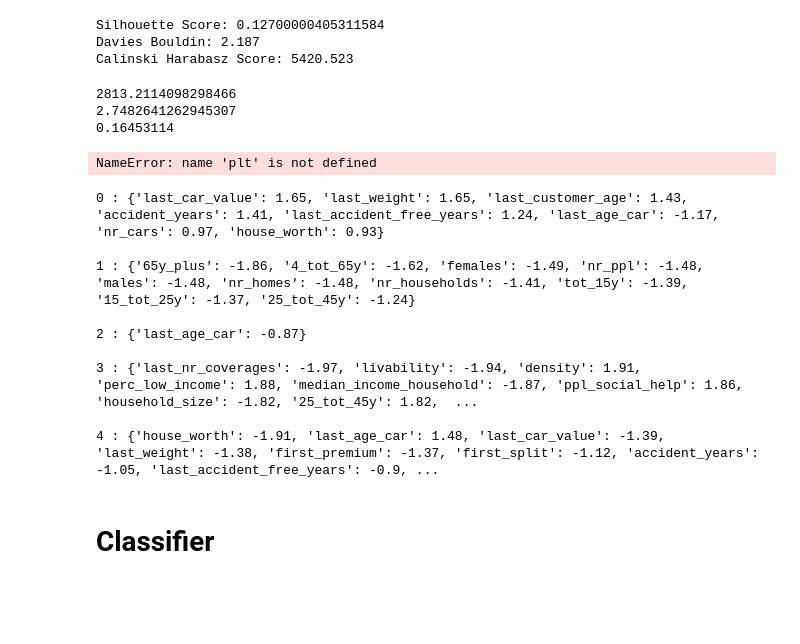
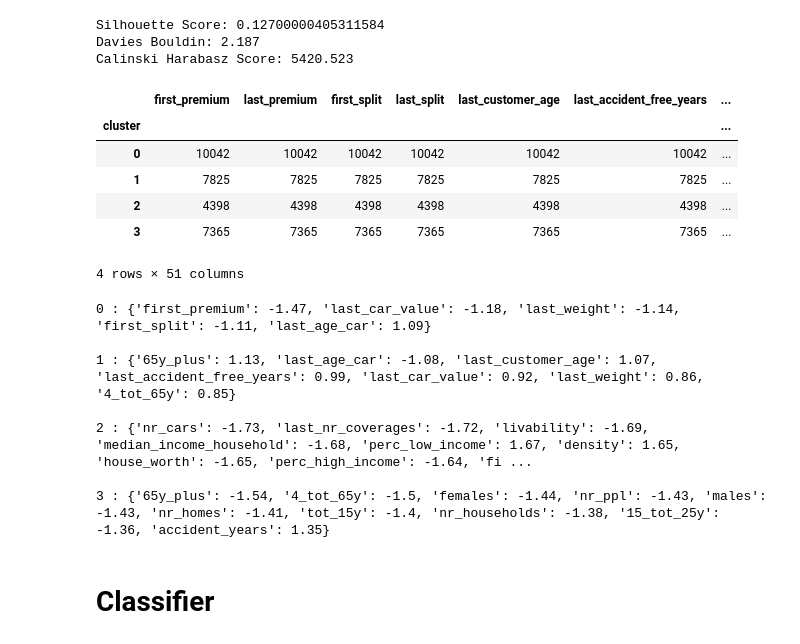
Before and after one commit to victormorizon/baqm-seminar-16, a Jupyter notebook: customer_segmentation/victor.ipynb, the cells around one changed output. Drawn from its saved outputs; the diff is of its cells as text; code cells hidden in the pictures; blank space fills up the shorter version.

Commit message:
new customer segmentation

```diff
--- a/customer_segmentation/victor.ipynb
+++ b/customer_segmentation/victor.ipynb
@@ -21,15 +21,17 @@ plt.style.use('ggplot')
 # Load Data
 # %%
 df = pd.read_csv("../data/prepped_data.csv", low_memory=False, index_col=0).drop_duplicates()
+segments = pd.read_csv("./segments.csv", low_memory=False, index_col=0).drop_duplicates()
 
-df = df[df["first_data_year"] >= 2021].head(10000)
+df = df[df["first_data_year"] >= 2021]
 # %%
 cols_to_drop_init = ["welcome_discount", "policy_nr_hashed", "control_group", "churn", "last_data_year", "first_datapoint_year", "last_datapoint_year", "first_data_year", 'last_type', 'lpa', 'count', 'cluster']
 cols_to_keep = [col for col in df.columns if col not in cols_to_drop_init]
 
 df_filt = df[cols_to_keep]
+df_filt_preapplied = pd.merge(df[cols_to_keep + ["policy_nr_hashed"]], segments, on='policy_nr_hashed', how='inner').drop("policy_nr_hashed", axis=1)
 
-dist_matrix = gower.gower_matrix(df_filt)
+# dist_matrix = gower.gower_matrix(df_filt)
 # dist_matrix = pd.read_csv("../data/gower_matrix.csv").to_numpy()
 # %% [markdown]
 # Apply Clustering
@@ -85,39 +87,36 @@ for n in tqdm(np.arange(2, 21, 1)):
     db_list.append(db_score)
     ch_list.append(ch_score)
     n_list.append(n)
-# %%
-print(np.max(ch_list))
-print(np.max(db_list))
-print(np.max(sh_list))
-# %% [output]
-2813.2114098298466
-2.7482641262945307
-0.16453114
 # %%
-plt.plot(n_list, ch_list, marker ='.', color='cornflowerblue')
-plt.xticks(n_list)
-plt.xlabel("Number of Clusters")
-plt.ylabel("Silhouette Score")
-plt.axvline(4, linestyle='--', color='coral', label='Constraint')
+# plt.plot(n_list, ch_list, marker ='.', color='cornflowerblue')
+# plt.xticks(n_list)
+# plt.xlabel("Number of Clusters")
+# plt.ylabel("Silhouette Score")
+# plt.axvline(4, linestyle='--', color='coral', label='Constraint')
 # plt.savefig('../plots/segments_sh.png', dpi=100)
-plt.show()
+# plt.show()
-# %% [output]
-NameError: name 'plt' is not defined
+# %%
+display(df_filt_preapplied.groupby("cluster").count())
+# %% [output]
+|  | first_premium | last_premium | first_split | last_split | last_customer_age | last_accident_free_years | ... |
+| cluster |  |  |  |  |  |  | ... |
+| 0 | 10042 | 10042 | 10042 | 10042 | 10042 | 10042 | ... |
+| 1 | 7825 | 7825 | 7825 | 7825 | 7825 | 7825 | ... |
+| 2 | 4398 | 4398 | 4398 | 4398 | 4398 | 4398 | ... |
+| 3 | 7365 | 7365 | 7365 | 7365 | 7365 | 7365 | ... |
+4 rows × 51 columns
 # %%
-sh_score, db_score, ch_score, cluster = kmedoids_cluster(dist_matrix, 5)
+# sh_score, db_score, ch_score, cluster = kmedoids_cluster(dist_matrix, 5)
 
 mean_agg = {col: pd.NamedAgg(column=col, aggfunc='mean') for col in df_filt.columns if df_filt[col].dtype != 'object'}
 
-df_filt.loc[:,"cluster"] = cluster.labels_
-
 df_clust = (
-    df_filt
+    df_filt_preapplied
     .groupby("cluster")
     .agg(
-        count=pd.NamedAgg(column="cluster", aggfunc="count"),
         **mean_agg
     )
-).drop(["last_postcode", "count", "perc_western_ppl", "perc_nld_ppl", "perc_others_ppl", "last_allrisk royaal", "last_allrisk compleet", "last_vs_first_split", "last_wa-extra", "cluster", "policyholder_change", "n_last_vs_peak", "fake_alarm", "last_allrisk basis", "last_split", "max_nr_coverages", "nr_years", "cum_change_premium_abs", "cum_change_premium_perc", "pc4", "last_premium"], axis=1)
+).drop(["last_postcode", "perc_western_ppl", "perc_nld_ppl", "perc_others_ppl", "last_allrisk royaal", "last_allrisk compleet", "last_vs_first_split", "last_wa-extra", "policyholder_change", "n_last_vs_peak", "fake_alarm", "last_allrisk basis", "last_split", "max_nr_coverages", "nr_years", "cum_change_premium_abs", "cum_change_premium_perc", "pc4", "last_premium"], axis=1)
 
 np_clust_expl = StandardScaler().fit_transform(df_clust)
 
@@ -136,15 +135,13 @@ for i in range(len(top_5_per_row)):
     print(i, ":", top_5_per_row[i])
     print("")
 # %% [output]
-0 : {'last_car_value': 1.65, 'last_weight': 1.65, 'last_customer_age': 1.43, 'accident_years': 1.41, 'last_accident_free_years': 1.24, 'last_age_car': -1.17, 'nr_cars': 0.97, 'house_worth': 0.93}
+0 : {'first_premium': -1.47, 'last_car_value': -1.18, 'last_weight': -1.14, 'first_split': -1.11, 'last_age_car': 1.09}
 
-1 : {'65y_plus': -1.86, '4_tot_65y': -1.62, 'females': -1.49, 'nr_ppl': -1.48, 'males': -1.48, 'nr_homes': -1.48, 'nr_households': -1.41, 'tot_15y': -1.39, '15_tot_25y': -1.37, '25_tot_45y': -1.24}
+1 : {'65y_plus': 1.13, 'last_age_car': -1.08, 'last_customer_age': 1.07, 'last_accident_free_years': 0.99, 'last_car_value': 0.92, 'last_weight': 0.86, '4_tot_65y': 0.85}
 
-2 : {'last_age_car': -0.87}
+2 : {'nr_cars': -1.73, 'last_nr_coverages': -1.72, 'livability': -1.69, 'median_income_household': -1.68, 'perc_low_income': 1.67, 'density': 1.65, 'house_worth': -1.65, 'perc_high_income': -1.64, 'fi ...
 
-3 : {'last_nr_coverages': -1.97, 'livability': -1.94, 'density': 1.91, 'perc_low_income': 1.88, 'median_income_household': -1.87, 'ppl_social_help': 1.86, 'household_size': -1.82, '25_tot_45y': 1.82,  ...
-
-4 : {'house_worth': -1.91, 'last_age_car': 1.48, 'last_car_value': -1.39, 'last_weight': -1.38, 'first_premium': -1.37, 'first_split': -1.12, 'accident_years': -1.05, 'last_accident_free_years': -0.9, ...
+3 : {'65y_plus': -1.54, '4_tot_65y': -1.5, 'females': -1.44, 'nr_ppl': -1.43, 'males': -1.43, 'nr_homes': -1.41, 'tot_15y': -1.4, 'nr_households': -1.38, '15_tot_25y': -1.36, 'accident_years': 1.35}
 # %% [markdown]
 # Classifier
 # %%
```
Also changed, not shown: 2 other files.
